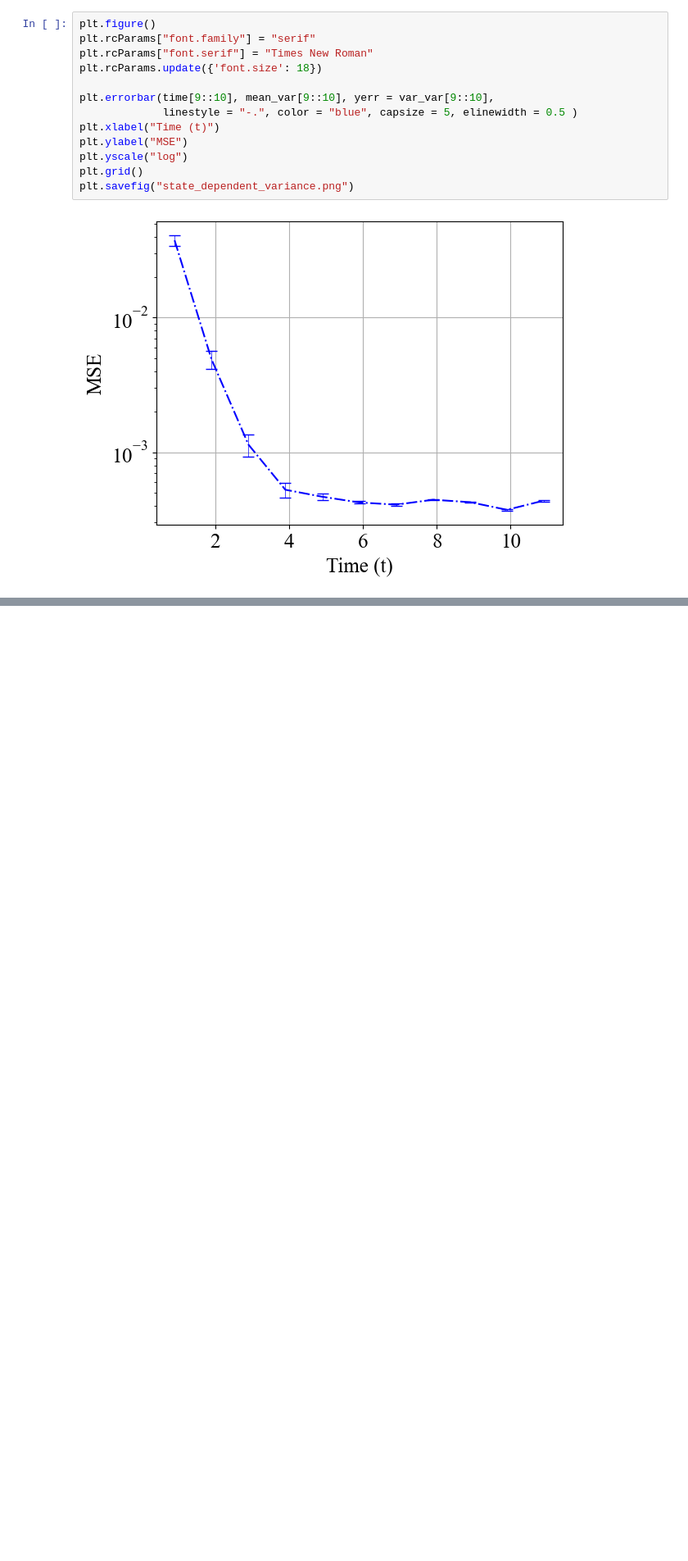
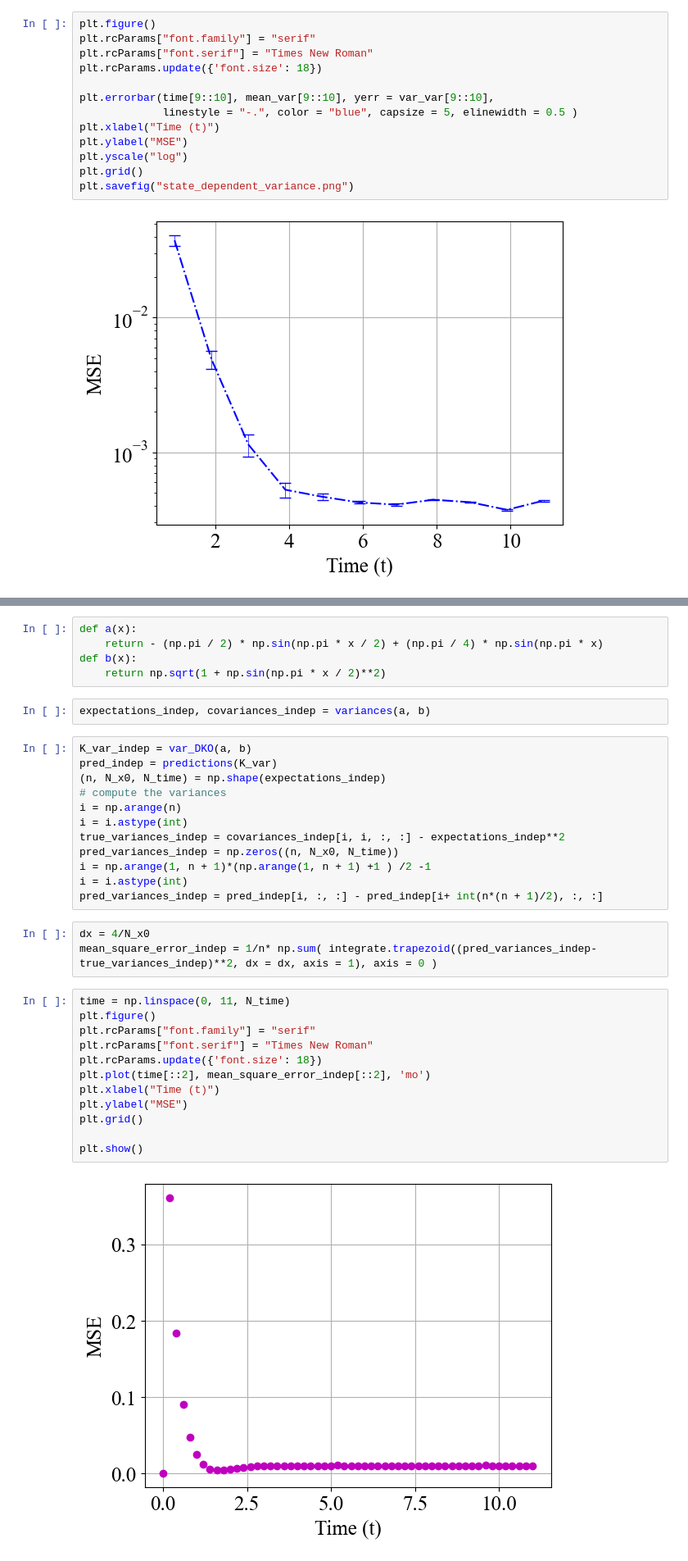
Before and after one commit to Maria-A-Oprea/Distributional_Koopman, a Jupyter notebook: Variance.ipynb, the cells around one changed output, grey strips where cells are left out. Shown at 82% size. Saved outputs shown, nothing was run; the diff lists cells and outputs as text; blank space fills up the shorter version.

```diff
--- a/Variance.ipynb
+++ b/Variance.ipynb
@@ -242,0 +247,36 @@ plt.savefig("state_dependent_variance.png")
+# %%
+def a(x):
+    return - (np.pi / 2) * np.sin(np.pi * x / 2) + (np.pi / 4) * np.sin(np.pi * x)
+def b(x):
+    return np.sqrt(1 + np.sin(np.pi * x / 2)**2)
+# %%
+expectations_indep, covariances_indep = variances(a, b)
+# %%
+K_var_indep = var_DKO(a, b)
+pred_indep = predictions(K_var)
+(n, N_x0, N_time) = np.shape(expectations_indep)
+# compute the variances
+i = np.arange(n)
+i = i.astype(int)
+true_variances_indep = covariances_indep[i, i, :, :] - expectations_indep**2
+pred_variances_indep = np.zeros((n, N_x0, N_time))
+i = np.arange(1, n + 1)*(np.arange(1, n + 1) +1 ) /2 -1
+i = i.astype(int)
+pred_variances_indep = pred_indep[i, :, :] - pred_indep[i+ int(n*(n + 1)/2), :, :]
+# %%
+dx = 4/N_x0
+mean_square_error_indep = 1/n* np.sum( integrate.trapezoid((pred_variances_indep-true_variances_indep)**2, dx = dx, axis = 1), axis = 0 )
+# %%
+time = np.linspace(0, 11, N_time)
+plt.figure()
+plt.rcParams["font.family"] = "serif"
+plt.rcParams["font.serif"] = "Times New Roman"
+plt.rcParams.update({'font.size': 18})
+plt.plot(time[::2], mean_square_error_indep[::2], 'mo')
+plt.xlabel("Time (t)")
+plt.ylabel("MSE")
+plt.grid()
+
+plt.show()
+# %% [output]
+[figure, added]
```
Also changed, not shown: parts of 6 cells of this notebook.
